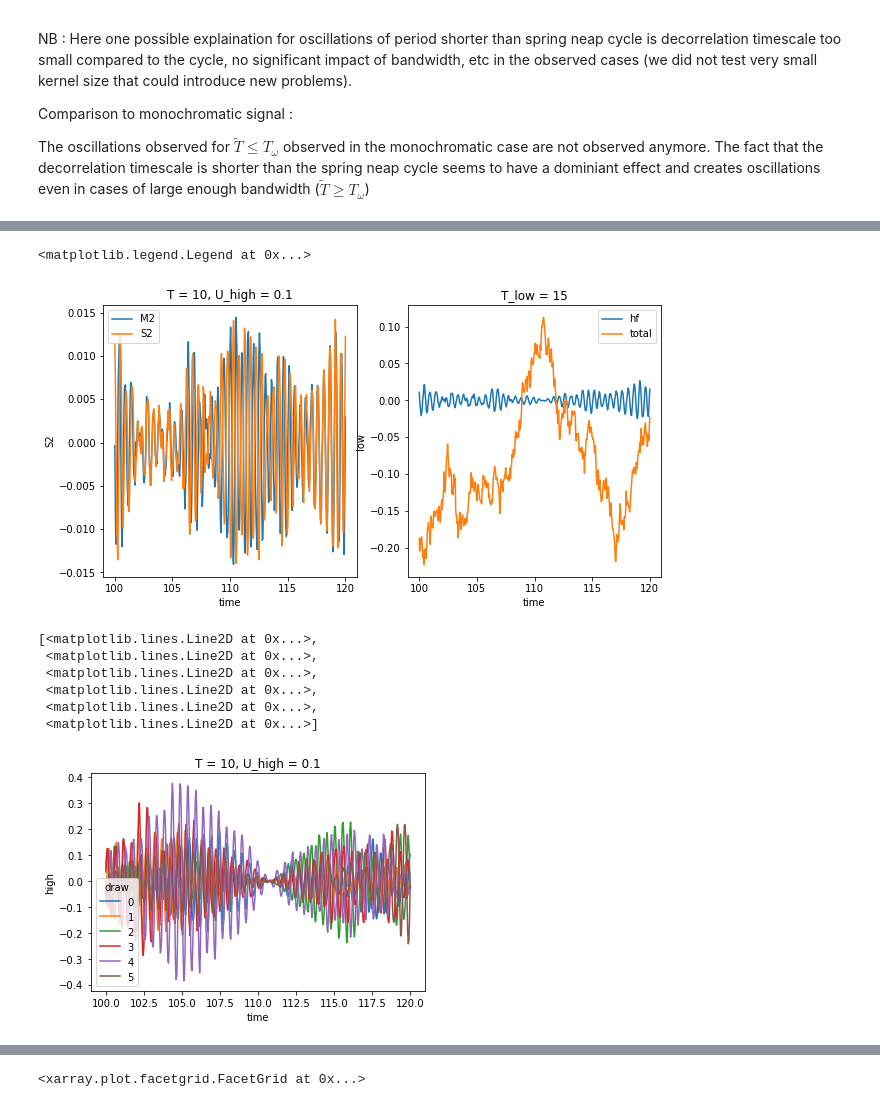
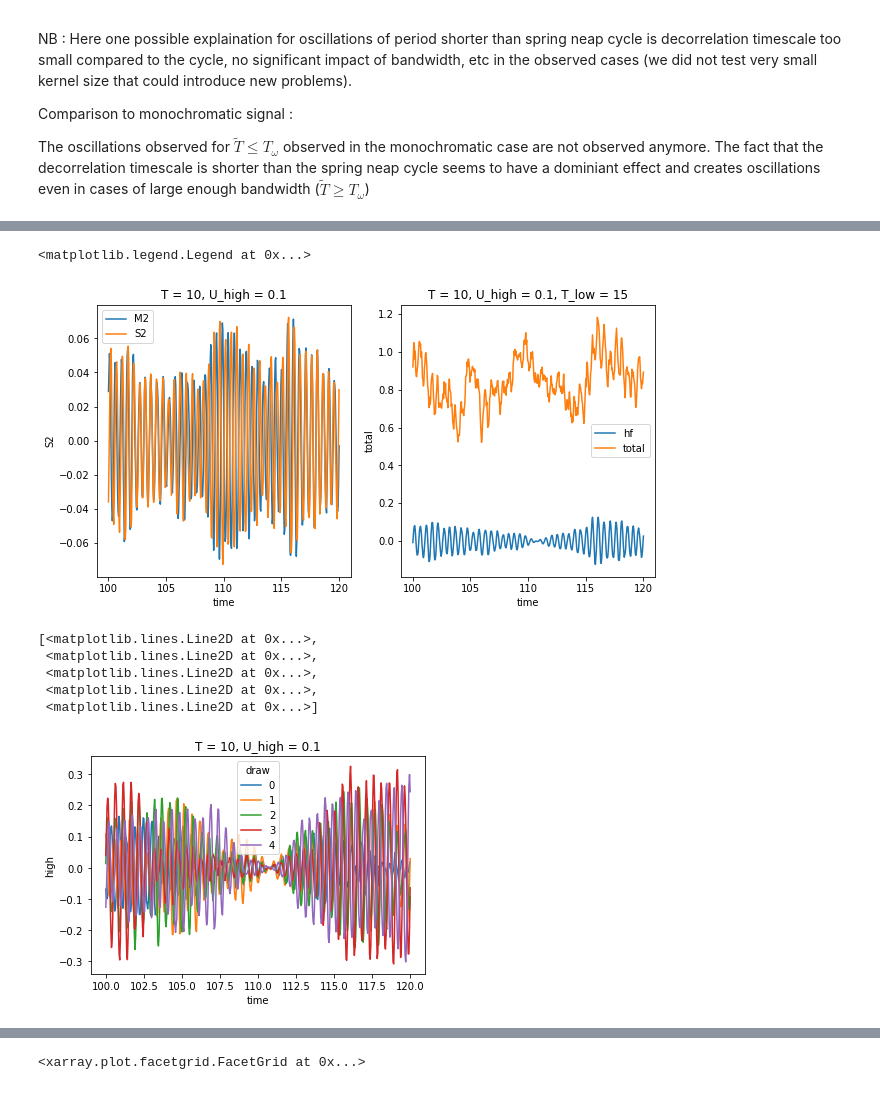
Before and after one commit to zcasparco/equinox_phd, a Jupyter notebook: synthetic_stats/bpassed_hilbert.ipynb, the cells around one changed output, grey strips where cells are left out. Drawn from its saved outputs; the diff is of its cells as text; code cells hidden in the pictures.

```diff
--- a/synthetic_stats/bpassed_hilbert.ipynb
+++ b/synthetic_stats/bpassed_hilbert.ipynb
@@ -387,7 +387,7 @@ Comparison to monochromatic signal :
 
 The oscillations observed for $\tilde T\leq T_\omega$ observed in the monochromatic case are not observed anymore. The fact that the decorrelation timescale is shorter than the spring neap cycle seems to have a dominiant effect and creates oscillations even in cases of large enough bandwidth ($\tilde T \geq T_\omega$)
 # %%
-nb_draws = 50
+nb_draws = 100
 T,T_low = [5,10,15,30,80],[5,15,30]
 u_low = hf.low_frequency_signal()
 u_high = hf.high_frequency_signal()
@@ -404,11 +404,13 @@ low = tseries("low",draws=nb_draws).rename({'T':'T_low'})#.compute()
 M2 = M2.chunk({'T':-1,'U_high':-1,'time':-1,'draw':-1})
 S2 = S2.chunk({'T':-1,'U_high':-1,'time':-1,'draw':-1})
 low = low.chunk({'T_low':-1,'time':-1,'draw':-1})
+# %%
+low = low.sel(draw=M2.draw)
 # %%
 M2.attrs = {'sigma_M2':M2.attrs['sigma']}
 S2.attrs = {'sigma_S2':S2.attrs['sigma']}
 
-ds_stat = xr.merge([M2,S2, low], combine_attrs="no_conflicts") #, combine_attrs="no_conflicts"
+ds_stat = xr.merge([M2,S2, low]) #, combine_attrs="no_conflicts"
 #ds = ds.assign_coords({'T':T})
 ds_stat
 # %% [output]
@@ -454,5 +450,5 @@ U_low :
 # %%
 ds_stat['high'] = ds_stat.M2+ds_stat.S2
-#ds_stat['total'] = ds_stat.M2+ds_stat.S2+ds_stat.low
+ds_stat['total'] = ds_stat.M2+ds_stat.S2+ds_stat.low
 # %%
 ds_stat = ds_stat.persist()
@@ -459,16 +473,16 @@ ds_stat = ds_stat.persist()
 # %%
 fig,ax = plt.subplots(1,2,figsize=(10,5))
 ds_stat.M2.isel(T=1).sel(U_high=0.1).sel(time=slice(100,120)).mean('draw').plot(ax=ax[0],label='M2')
 ds_stat.S2.isel(T=1).sel(U_high=0.1).sel(time=slice(100,120)).mean('draw').plot(ax=ax[0],label='S2')
 ax[0].legend()
 ds_stat.high.isel(T=1).sel(U_high=0.1).sel(time=slice(100,120)).mean('draw').plot(ax=ax[1],label='hf')
-ds_stat.low.isel(T_low=1).sel(time=slice(100,120)).mean('draw').plot(ax=ax[1],label='total')
+ds_stat.total.isel(T_low=1,T=1,U_high=2).sel(time=slice(100,120)).mean('draw').plot(ax=ax[1],label='total')
 ax[1].legend()
 # %% [output]
 <matplotlib.legend.Legend at 0x...>
-[figure, old version]
+[figure, new version]
 # %%
-ds_stat.high.isel(T=1,U_high=2).sel(time=slice(100,120),draw=slice(0,5)).plot(hue='draw')
+ds_stat.high.isel(T=1,U_high=2).sel(time=slice(100,120)).plot(hue='draw')
 
 #ds_stat.high.isel(T=1,U_high=2).sel(time=slice(100,120)).isel(draw=4).plot()
 # %% [output]
@@ -476,9 +490,8 @@ ds_stat.high.isel(T=1,U_high=2).sel(time=slice(100,120),draw=slice(0,5)).plot(hu
  <matplotlib.lines.Line2D at 0x...>,
  <matplotlib.lines.Line2D at 0x...>,
  <matplotlib.lines.Line2D at 0x...>,
- <matplotlib.lines.Line2D at 0x...>,
  <matplotlib.lines.Line2D at 0x...>]
-[figure, old version]
+[figure, new version]
 # %%
 Tw = [15,30,60]
 dband = [0.1,0.2,0.3]
```
Also changed, not shown: parts of 15 cells of this notebook.
